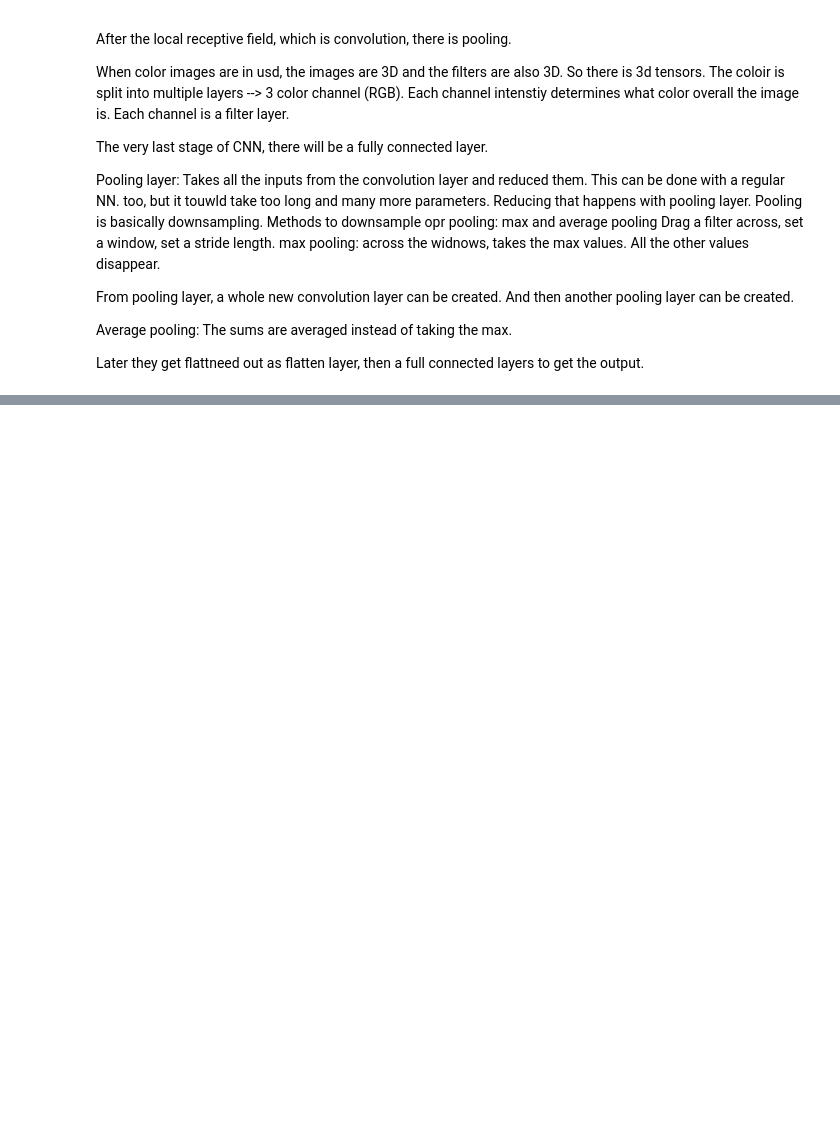
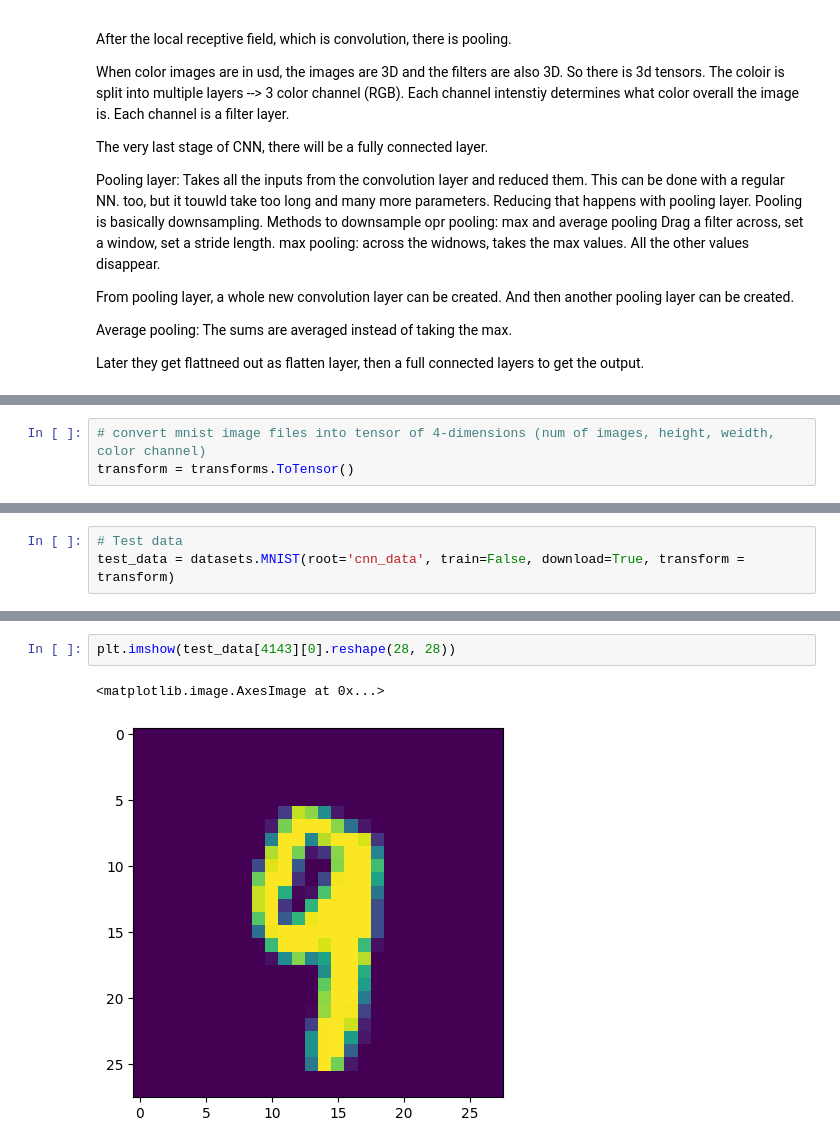
Before and after one commit to vnageshbio/pytorch-learning-series, a Jupyter notebook: pytorch_101.ipynb, the cells around one changed output, grey strips where cells are left out. Cells and saved outputs as stored; diff of their text form; blank space fills up the shorter version.

```diff
--- a/pytorch_101.ipynb
+++ b/pytorch_101.ipynb
@@ -250,0 +265,3 @@ Later they get flattneed out as flatten layer, then a full connected layers to g
+# %%
+# convert mnist image files into tensor of 4-dimensions (num of images, height, weidth, color channel)
+transform = transforms.ToTensor()
@@ -250,0 +271,3 @@ Later they get flattneed out as flatten layer, then a full connected layers to g
+# %%
+# Test data
+test_data = datasets.MNIST(root='cnn_data', train=False, download=True, transform = transform)
@@ -250,0 +582,5 @@ Later they get flattneed out as flatten layer, then a full connected layers to g
+# %%
+plt.imshow(test_data[4143][0].reshape(28, 28))
+# %% [output]
+<matplotlib.image.AxesImage at 0x...>
+[figure, added]
```
Also changed, not shown: parts of 35 cells of this notebook, 2 other files.
